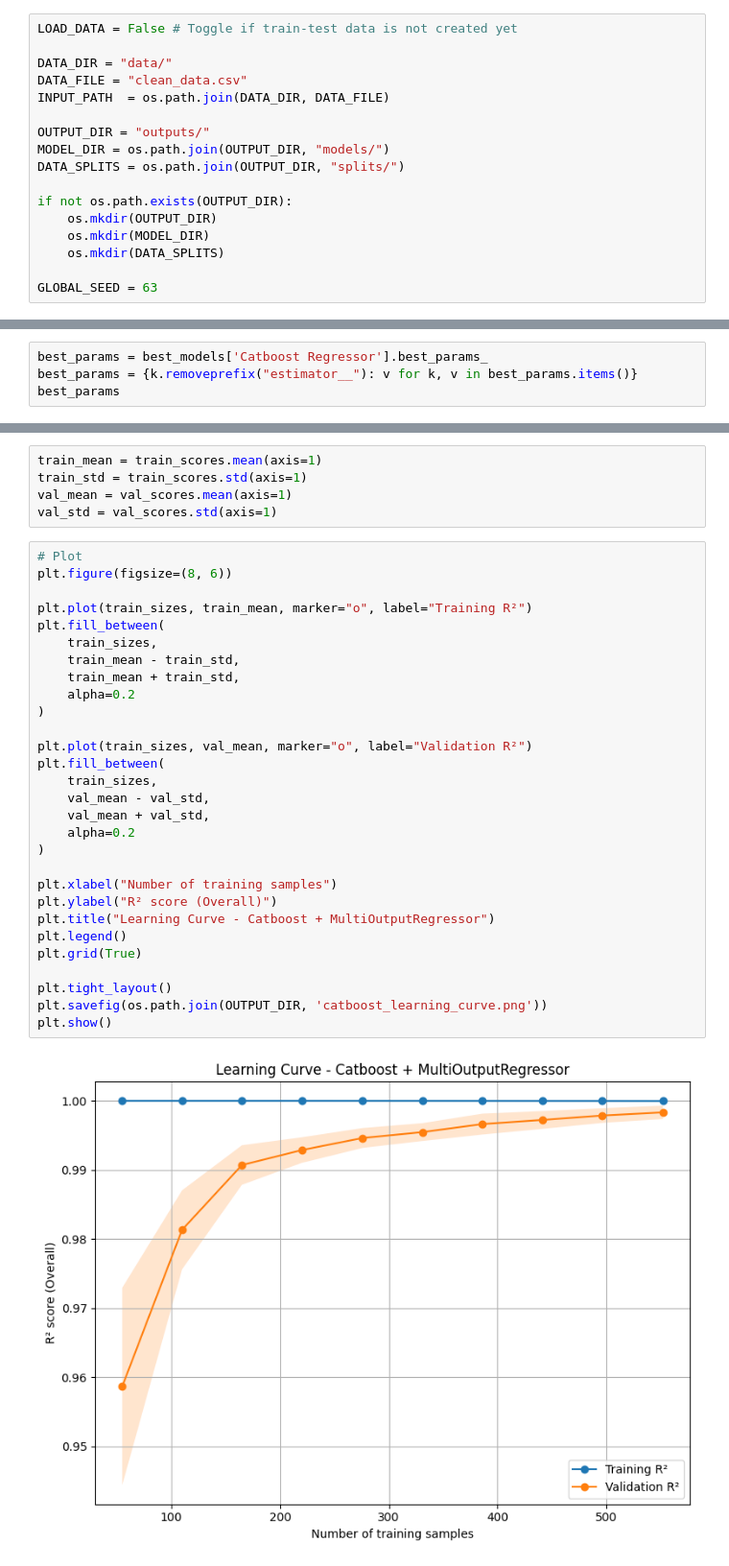
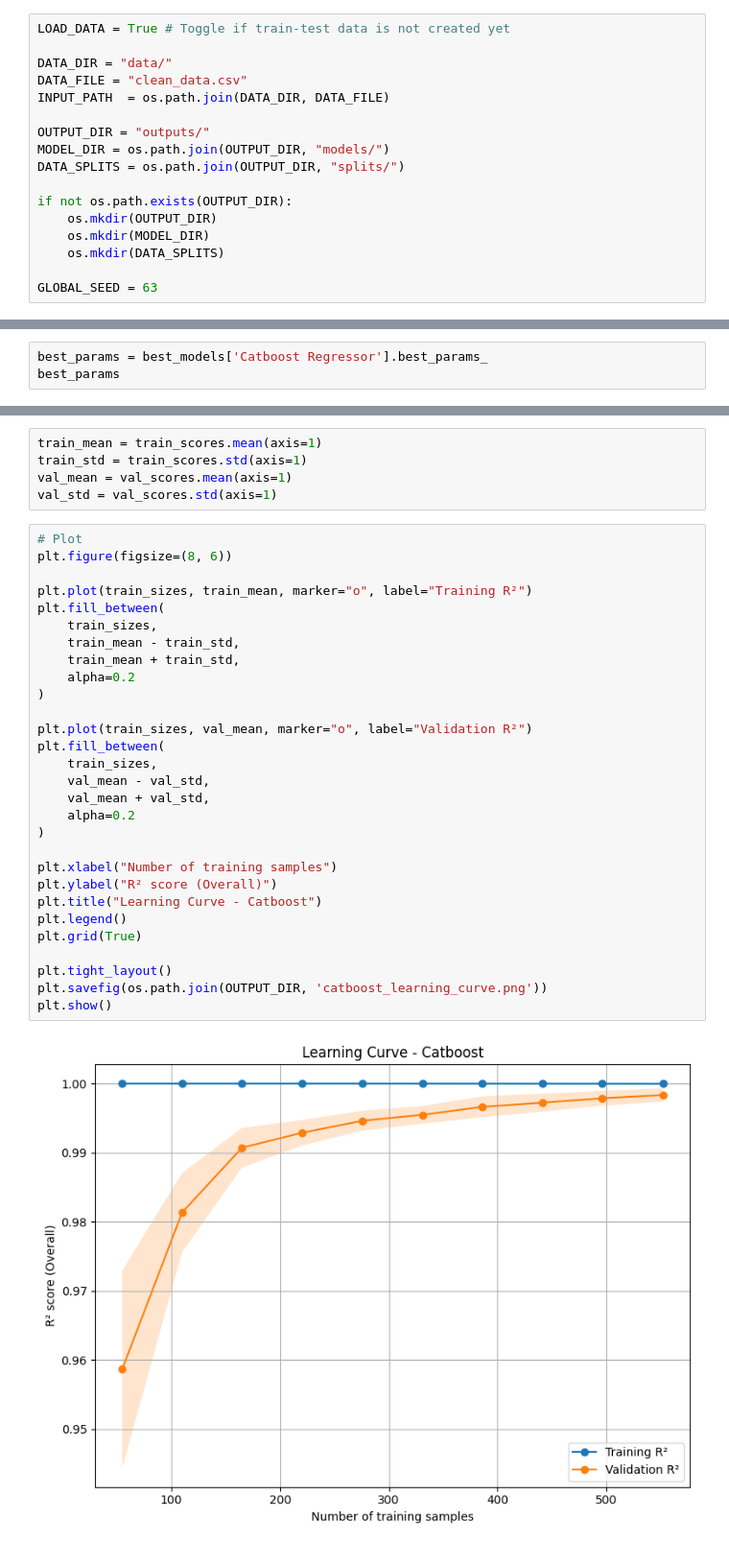
Before and after one commit to fattahzulikram/WQF7009-AA, a Jupyter notebook: modeling.ipynb, the cells around one changed output, grey strips where cells are left out. Shown at 96% size. Drawn from its saved outputs; the diff is of its cells as text.

Commit message:
Fixed wrong label on plot

```diff
--- a/modeling.ipynb
+++ b/modeling.ipynb
@@ -27,7 +27,7 @@ from sklearn.metrics import r2_score, mean_absolute_error, root_mean_squared_err
 # %% [markdown]
 ## Constants
 # %%
-LOAD_DATA = False # Toggle if train-test data is not created yet
+LOAD_DATA = True # Toggle if train-test data is not created yet
 
 DATA_DIR = "data/"
 DATA_FILE = "clean_data.csv"
@@ -351,7 +351,6 @@ plt.show()
 Based on all the test metrics, Catboost seems to be the best model. So, this will be used for the next tasks.
 # %%
 best_params = best_models['Catboost Regressor'].best_params_
-best_params = {k.removeprefix("estimator__"): v for k, v in best_params.items()}
 best_params
 # %% [output]
 {'border_count': 32,
@@ -379,31 +390,31 @@ val_std = val_scores.std(axis=1)
 # %%
 # Plot
 plt.figure(figsize=(8, 6))
 
 plt.plot(train_sizes, train_mean, marker="o", label="Training R²")
 plt.fill_between(
     train_sizes,
     train_mean - train_std,
     train_mean + train_std,
     alpha=0.2
 )
 
 plt.plot(train_sizes, val_mean, marker="o", label="Validation R²")
 plt.fill_between(
     train_sizes,
     val_mean - val_std,
     val_mean + val_std,
     alpha=0.2
 )
 
 plt.xlabel("Number of training samples")
 plt.ylabel("R² score (Overall)")
-plt.title("Learning Curve - Catboost + MultiOutputRegressor")
+plt.title("Learning Curve - Catboost")
 plt.legend()
 plt.grid(True)
 
 plt.tight_layout()
 plt.savefig(os.path.join(OUTPUT_DIR, 'catboost_learning_curve.png'))
 plt.show()
 # %% [output]
-[figure, old version]
+[figure, new version]
```
Also changed, not shown: parts of 1 cell of this notebook, 3 other files.
